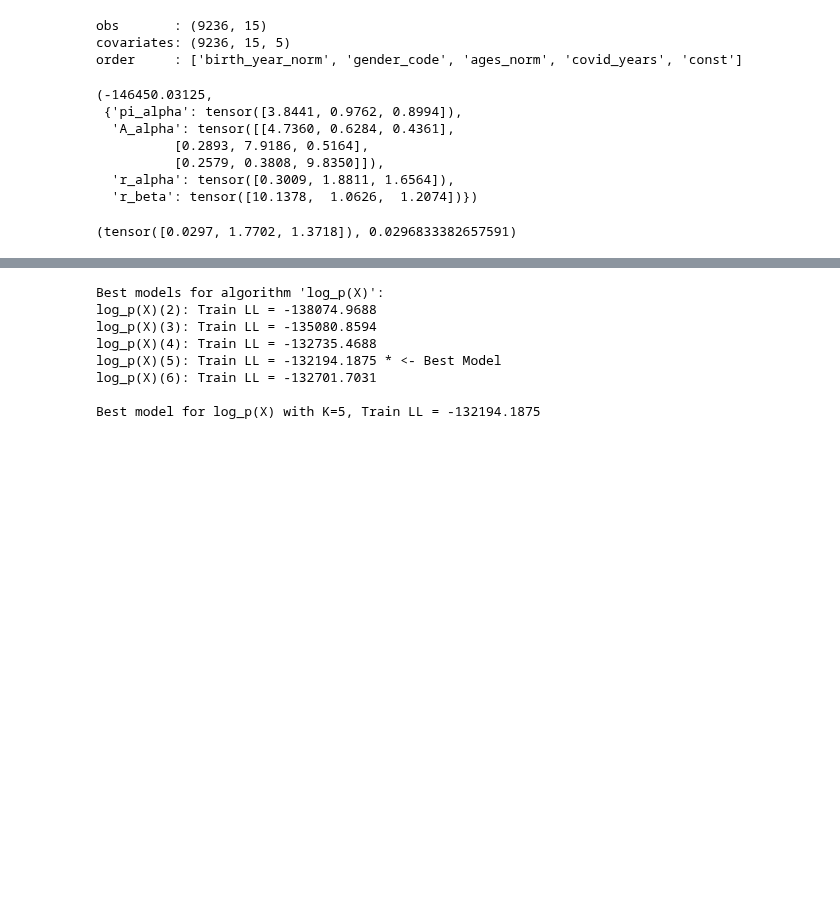
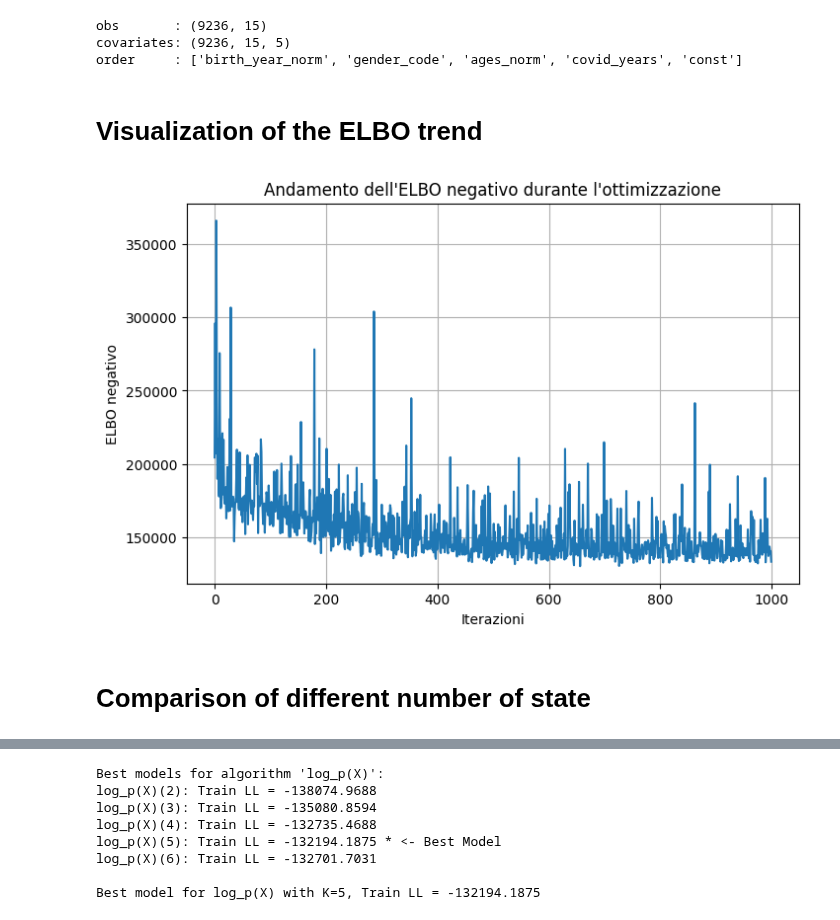
Before and after one commit to erikdeluca/Blood-Donors, a Jupyter notebook: Python/Number of latent states.ipynb, the cells around one changed output, grey strips where cells are left out. Saved outputs shown, nothing was run; the diff lists cells and outputs as text; code cells hidden in the pictures; blank space fills up the shorter version.

Commit message:
number of latent state

```diff
--- a/Python/Number of latent states.ipynb
+++ b/Python/Number of latent states.ipynb
@@ -184,3 +184,35 @@ def make_guide(K):
         pyro.sample("lam", dist.Gamma(pyro.param("r_alpha"),
                                       pyro.param("r_beta")).to_event(1))
     return guide
+
+# ------------------------------------------------------------
+def fit_hmm(K, data, n_steps=1200, lr=0.01, seed=0, verbose=True):
+    pyro.set_rng_seed(seed)
+    pyro.clear_param_store()
+
+    svi = SVI(
+        make_model(K),
+        make_guide(K),
+        ClippedAdam({"lr": lr, "clip_norm": 10.0}),
+        TraceEnum_ELBO(max_plate_nesting=1),
+    )
+    elbo_losses = []
+
+    for s in range(n_steps):
+        loss = svi.step(data)
+        elbo_losses.append(loss)
+        if verbose:
+            print(f"[{s}] Loss = {loss:.2f}")
+
+    elbo = -svi.evaluate_loss(data)          # più alto è meglio
+
+    plt.figure(figsize=(8, 5))
+    plt.plot(elbo_losses, label="ELBO negativo")
+    plt.xlabel("Iterazioni")
+    plt.ylabel("ELBO negativo")
+    plt.title("Andamento dell'ELBO negativo durante l'ottimizzazione")
+    plt.grid(True)
+    plt.show()
+
+
+    return elbo, {k: v.detach().clone() for k, v in pyro.get_param_store().items()}
@@ -206,18 +219,6 @@ def fit_hmm(K, data, n_steps=1200, lr=0.01, seed=0, verbose=True):
+# %% [markdown]
+# Visualization of the ELBO trend
 # %%
-e , p = fit_hmm(3, obs_torch, n_steps=1000, lr=0.01, seed=0, verbose=False)
+e , p = fit_hmm(4, obs_torch, n_steps=1000, lr=0.01, seed=0, verbose=False)
+# %% [output]
+[figure, added]
-# %%
-e, p
-# %% [output]
-(-146450.03125,
- {'pi_alpha': tensor([3.8441, 0.9762, 0.8994]),
-  'A_alpha': tensor([[4.7360, 0.6284, 0.4361],
-          [0.2893, 7.9186, 0.5164],
-          [0.2579, 0.3808, 9.8350]]),
-  'r_alpha': tensor([0.3009, 1.8811, 1.6564]),
-  'r_beta': tensor([10.1378,  1.0626,  1.2074])})
-# %%
-lam = p["r_alpha"] / p["r_beta"]             # [K]
-
-lam
-# %% [output]
-(tensor([0.0297, 1.7702, 1.3718]), 0.0296833382657591)
@@ -274 +225,3 @@ lam
+# %% [markdown]
+# Comparison of different number of state
 # %%
```
Also changed, not shown: parts of 38 cells of this notebook.
